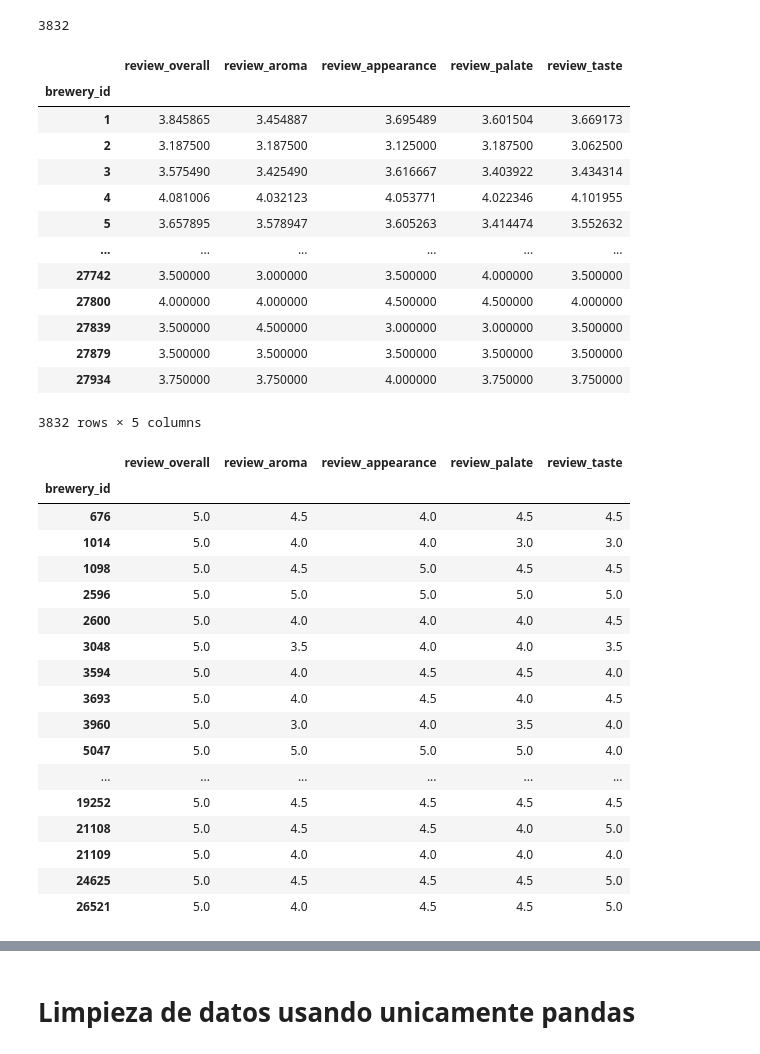
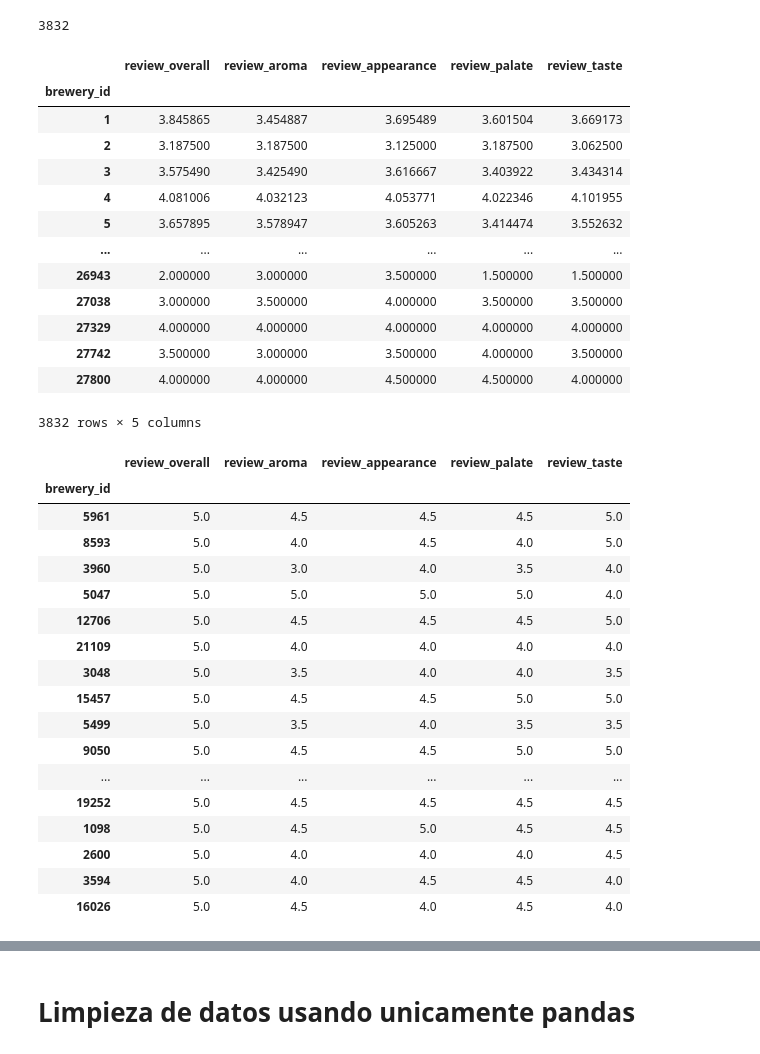
Before and after one commit to roddavalosG/proyecto_dask, a Jupyter notebook: 01_limpieza_dask.ipynb, the cells around one changed output, grey strips where cells are left out. Cells and saved outputs as stored; diff of their text form; code cells hidden in the pictures.

```diff
--- a/01_limpieza_dask.ipynb
+++ b/01_limpieza_dask.ipynb
@@ -237,7 +248,7 @@ len(beers['brewery_id'].unique())
 # %%
 columnas_para_media = ['review_overall', 'review_aroma', 'review_appearance', 'review_palate', 'review_taste']
 breweries_mean = beers.groupby('brewery_id')[columnas_para_media].mean()
-breweries_mean
+breweries_mean.compute()
 # %% [output]
 |  | review_overall | review_aroma | review_appearance | review_palate | review_taste |
 | brewery_id |  |  |  |  |  |
@@ -247,32 +258,32 @@ breweries_mean
 | 4 | 4.081006 | 4.032123 | 4.053771 | 4.022346 | 4.101955 |
 | 5 | 3.657895 | 3.578947 | 3.605263 | 3.414474 | 3.552632 |
 | ... | ... | ... | ... | ... | ... |
+| 26943 | 2.000000 | 3.000000 | 3.500000 | 1.500000 | 1.500000 |
+| 27038 | 3.000000 | 3.500000 | 4.000000 | 3.500000 | 3.500000 |
+| 27329 | 4.000000 | 4.000000 | 4.000000 | 4.000000 | 4.000000 |
 | 27742 | 3.500000 | 3.000000 | 3.500000 | 4.000000 | 3.500000 |
 | 27800 | 4.000000 | 4.000000 | 4.500000 | 4.500000 | 4.000000 |
-| 27839 | 3.500000 | 4.500000 | 3.000000 | 3.000000 | 3.500000 |
-| 27879 | 3.500000 | 3.500000 | 3.500000 | 3.500000 | 3.500000 |
-| 27934 | 3.750000 | 3.750000 | 4.000000 | 3.750000 | 3.750000 |
 3832 rows × 5 columns
 # %%
 val_max = breweries_mean['review_overall'].max()
 fila_max = breweries_mean[breweries_mean['review_overall'] == val_max]
-fila_max
+fila_max.compute()
 # %% [output]
 |  | review_overall | review_aroma | review_appearance | review_palate | review_taste |
 | brewery_id |  |  |  |  |  |
-| 676 | 5.0 | 4.5 | 4.0 | 4.5 | 4.5 |
-| 1014 | 5.0 | 4.0 | 4.0 | 3.0 | 3.0 |
-| 1098 | 5.0 | 4.5 | 5.0 | 4.5 | 4.5 |
-| 2596 | 5.0 | 5.0 | 5.0 | 5.0 | 5.0 |
-| 2600 | 5.0 | 4.0 | 4.0 | 4.0 | 4.5 |
-| 3048 | 5.0 | 3.5 | 4.0 | 4.0 | 3.5 |
-| 3594 | 5.0 | 4.0 | 4.5 | 4.5 | 4.0 |
-| 3693 | 5.0 | 4.0 | 4.5 | 4.0 | 4.5 |
+| 5961 | 5.0 | 4.5 | 4.5 | 4.5 | 5.0 |
+| 8593 | 5.0 | 4.0 | 4.5 | 4.0 | 5.0 |
 | 3960 | 5.0 | 3.0 | 4.0 | 3.5 | 4.0 |
 | 5047 | 5.0 | 5.0 | 5.0 | 5.0 | 4.0 |
+| 12706 | 5.0 | 4.5 | 4.5 | 4.5 | 5.0 |
+| 21109 | 5.0 | 4.0 | 4.0 | 4.0 | 4.0 |
+| 3048 | 5.0 | 3.5 | 4.0 | 4.0 | 3.5 |
+| 15457 | 5.0 | 4.5 | 4.5 | 5.0 | 5.0 |
+| 5499 | 5.0 | 3.5 | 4.0 | 3.5 | 3.5 |
+| 9050 | 5.0 | 4.5 | 4.5 | 5.0 | 5.0 |
 | ... | ... | ... | ... | ... | ... |
 | 19252 | 5.0 | 4.5 | 4.5 | 4.5 | 4.5 |
-| 21108 | 5.0 | 4.5 | 4.5 | 4.0 | 5.0 |
-| 21109 | 5.0 | 4.0 | 4.0 | 4.0 | 4.0 |
-| 24625 | 5.0 | 4.5 | 4.5 | 4.5 | 5.0 |
-| 26521 | 5.0 | 4.0 | 4.5 | 4.5 | 5.0 |
+| 1098 | 5.0 | 4.5 | 5.0 | 4.5 | 4.5 |
+| 2600 | 5.0 | 4.0 | 4.0 | 4.0 | 4.5 |
+| 3594 | 5.0 | 4.0 | 4.5 | 4.5 | 4.0 |
+| 16026 | 5.0 | 4.5 | 4.0 | 4.5 | 4.0 |
```
Also changed, not shown: parts of 12 cells of this notebook, 1 other file.
